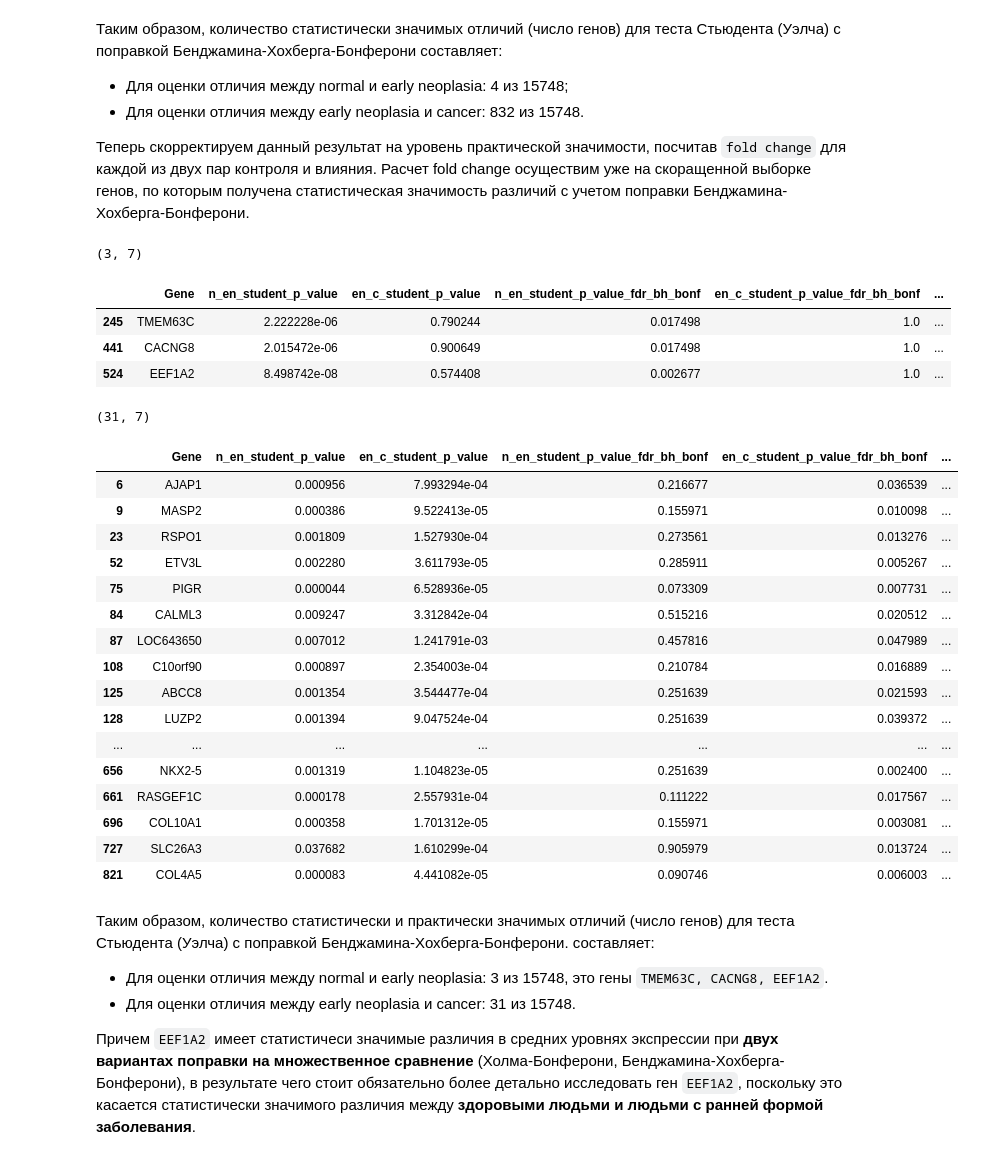
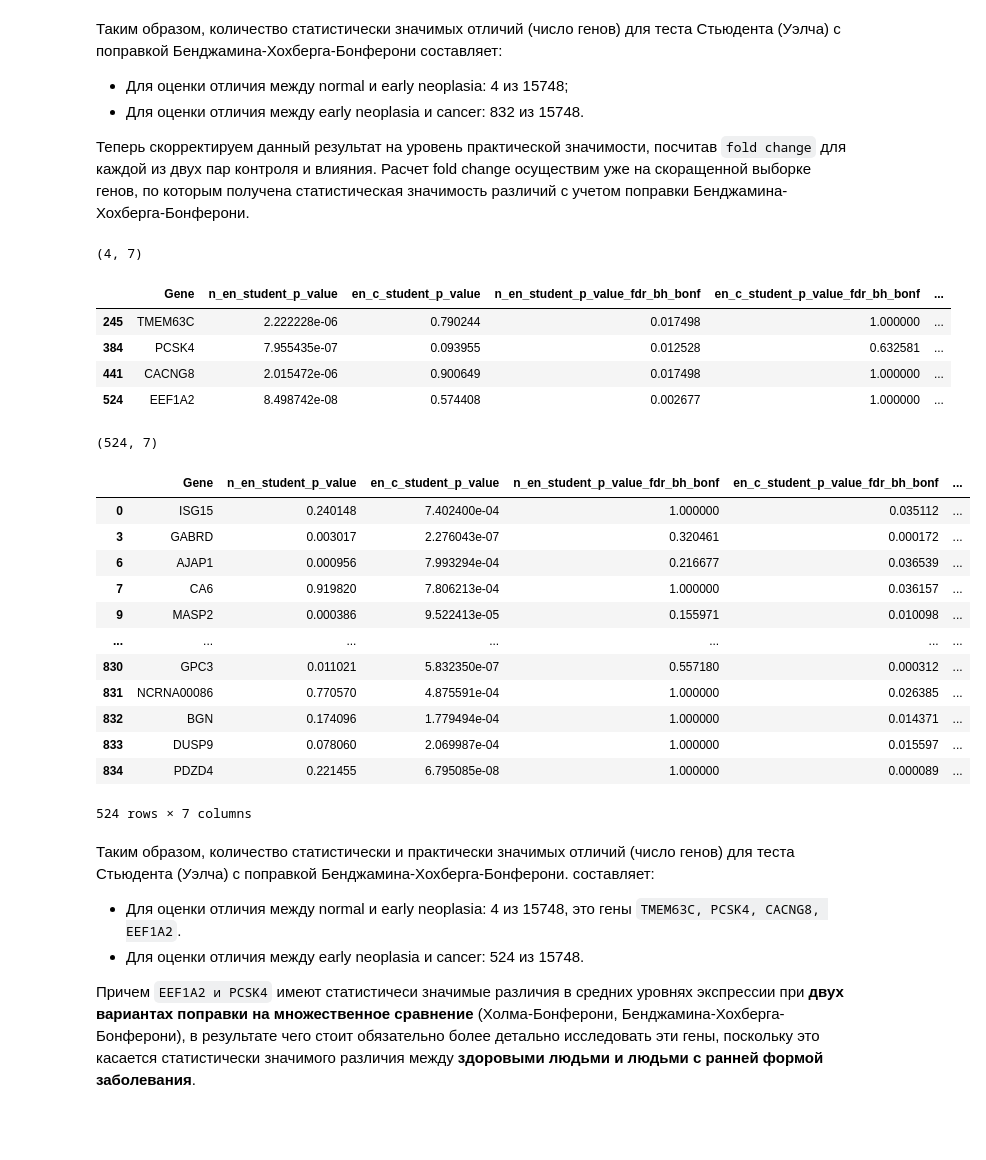
Before and after one commit to alexander-pv/educational_repo, a Jupyter notebook: differentially_expressing_genes/Differentially_expressing_genes.ipynb, the cells around one changed output. Cells and saved outputs as stored; diff of their text form; code cells hidden in the pictures; blank space fills up the shorter version.

```diff
--- a/differentially_expressing_genes/Differentially_expressing_genes.ipynb
+++ b/differentially_expressing_genes/Differentially_expressing_genes.ipynb
@@ -620,43 +621,40 @@ df_fold_change = pd.DataFrame(fold_change_dict)
 df_tested_reduced = df_tested_reduced.merge(df_fold_change, how='left', on=['Gene'])
 # %%
 print(df_tested_reduced[(df_tested_reduced['n_en_student_p_value_fdr_bh_bonf']<alpha)&
-                  (df_tested_reduced['fold_change_n_en']>1.51)].shape)
+                  (df_tested_reduced['fold_change_n_en']>1.5)].shape)
 df_tested_reduced[(df_tested_reduced['n_en_student_p_value_fdr_bh_bonf']<alpha)&
-                  (df_tested_reduced['fold_change_n_en']>1.51)]
+                  (df_tested_reduced['fold_change_n_en']>1.5)]
 # %% [output]
-(3, 7)
+(4, 7)
 |  | Gene | n_en_student_p_value | en_c_student_p_value | n_en_student_p_value_fdr_bh_bonf | en_c_student_p_value_fdr_bh_bonf | ... |
-| 245 | TMEM63C | 2.222228e-06 | 0.790244 | 0.017498 | 1.0 | ... |
-| 441 | CACNG8 | 2.015472e-06 | 0.900649 | 0.017498 | 1.0 | ... |
-| 524 | EEF1A2 | 8.498742e-08 | 0.574408 | 0.002677 | 1.0 | ... |
+| 245 | TMEM63C | 2.222228e-06 | 0.790244 | 0.017498 | 1.000000 | ... |
+| 384 | PCSK4 | 7.955435e-07 | 0.093955 | 0.012528 | 0.632581 | ... |
+| 441 | CACNG8 | 2.015472e-06 | 0.900649 | 0.017498 | 1.000000 | ... |
+| 524 | EEF1A2 | 8.498742e-08 | 0.574408 | 0.002677 | 1.000000 | ... |
 # %%
 print(df_tested_reduced[(df_tested_reduced['en_c_student_p_value_fdr_bh_bonf']<alpha)&
-                  (df_tested_reduced['fold_change_n_en']>1.51)].shape)
+                  (df_tested_reduced['fold_change_en_c']>1.5)].shape)
 df_tested_reduced[(df_tested_reduced['en_c_student_p_value_fdr_bh_bonf']<alpha)&
-                  (df_tested_reduced['fold_change_n_en']>1.51)]
+                  (df_tested_reduced['fold_change_en_c']>1.5)]
 # %% [output]
-(31, 7)
+(524, 7)
 |  | Gene | n_en_student_p_value | en_c_student_p_value | n_en_student_p_value_fdr_bh_bonf | en_c_student_p_value_fdr_bh_bonf | ... |
+| 0 | ISG15 | 0.240148 | 7.402400e-04 | 1.000000 | 0.035112 | ... |
+| 3 | GABRD | 0.003017 | 2.276043e-07 | 0.320461 | 0.000172 | ... |
 | 6 | AJAP1 | 0.000956 | 7.993294e-04 | 0.216677 | 0.036539 | ... |
+| 7 | CA6 | 0.919820 | 7.806213e-04 | 1.000000 | 0.036157 | ... |
 | 9 | MASP2 | 0.000386 | 9.522413e-05 | 0.155971 | 0.010098 | ... |
-| 23 | RSPO1 | 0.001809 | 1.527930e-04 | 0.273561 | 0.013276 | ... |
-| 52 | ETV3L | 0.002280 | 3.611793e-05 | 0.285911 | 0.005267 | ... |
-| 75 | PIGR | 0.000044 | 6.528936e-05 | 0.073309 | 0.007731 | ... |
-| 84 | CALML3 | 0.009247 | 3.312842e-04 | 0.515216 | 0.020512 | ... |
-| 87 | LOC643650 | 0.007012 | 1.241791e-03 | 0.457816 | 0.047989 | ... |
-| 108 | C10orf90 | 0.000897 | 2.354003e-04 | 0.210784 | 0.016889 | ... |
-| 125 | ABCC8 | 0.001354 | 3.544477e-04 | 0.251639 | 0.021593 | ... |
-| 128 | LUZP2 | 0.001394 | 9.047524e-04 | 0.251639 | 0.039372 | ... |
 | ... | ... | ... | ... | ... | ... | ... |
-| 656 | NKX2-5 | 0.001319 | 1.104823e-05 | 0.251639 | 0.002400 | ... |
-| 661 | RASGEF1C | 0.000178 | 2.557931e-04 | 0.111222 | 0.017567 | ... |
-| 696 | COL10A1 | 0.000358 | 1.701312e-05 | 0.155971 | 0.003081 | ... |
-| 727 | SLC26A3 | 0.037682 | 1.610299e-04 | 0.905979 | 0.013724 | ... |
-| 821 | COL4A5 | 0.000083 | 4.441082e-05 | 0.090746 | 0.006003 | ... |
+| 830 | GPC3 | 0.011021 | 5.832350e-07 | 0.557180 | 0.000312 | ... |
+| 831 | NCRNA00086 | 0.770570 | 4.875591e-04 | 1.000000 | 0.026385 | ... |
+| 832 | BGN | 0.174096 | 1.779494e-04 | 1.000000 | 0.014371 | ... |
+| 833 | DUSP9 | 0.078060 | 2.069987e-04 | 1.000000 | 0.015597 | ... |
+| 834 | PDZD4 | 0.221455 | 6.795085e-08 | 1.000000 | 0.000089 | ... |
+524 rows × 7 columns
 # %% [markdown]
 Таким образом, количество статистически и практически значимых отличий (число генов) для теста Стьюдента (Уэлча) с поправкой Бенджамина-Хохберга-Бонферони. составляет:
 
-   * Для оценки отличия между normal и early neoplasia: 3 из 15748, это гены `TMEM63C, CACNG8, EEF1A2`.
-   * Для оценки отличия между early neoplasia и cancer: 31 из 15748.
+   * Для оценки отличия между normal и early neoplasia: 4 из 15748, это гены `TMEM63C, PCSK4, CACNG8, EEF1A2`.
+   * Для оценки отличия между early neoplasia и cancer: 524 из 15748.
 
-Причем `EEF1A2` имеет статистичеси значимые различия в средних уровнях экспрессии при __двух вариантах поправки на множественное сравнение__ (Холма-Бонферони, Бенджамина-Хохберга-Бонферони), в результате чего стоит обязательно более детально исследовать ген `EEF1A2`, поскольку это касается статистически значимого различия между __здоровыми людьми и людьми с ранней формой заболевания__.
+Причем `EEF1A2 и PCSK4` имеют статистичеси значимые различия в средних уровнях экспрессии при __двух вариантах поправки на множественное сравнение__ (Холма-Бонферони, Бенджамина-Хохберга-Бонферони), в результате чего стоит обязательно более детально исследовать эти гены, поскольку это касается статистически значимого различия между __здоровыми людьми и людьми с ранней формой заболевания__.
```
Also changed, not shown: parts of 6 cells of this notebook.
